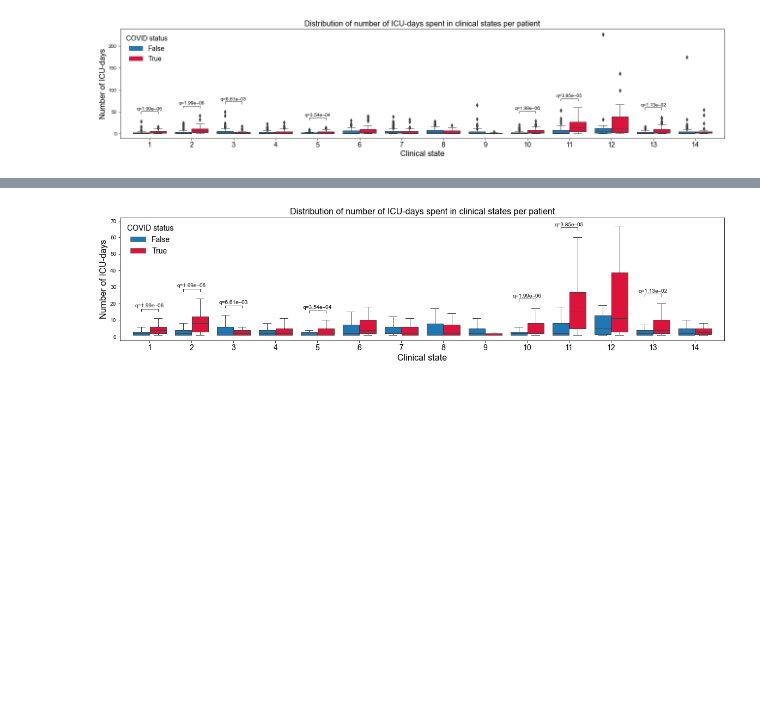
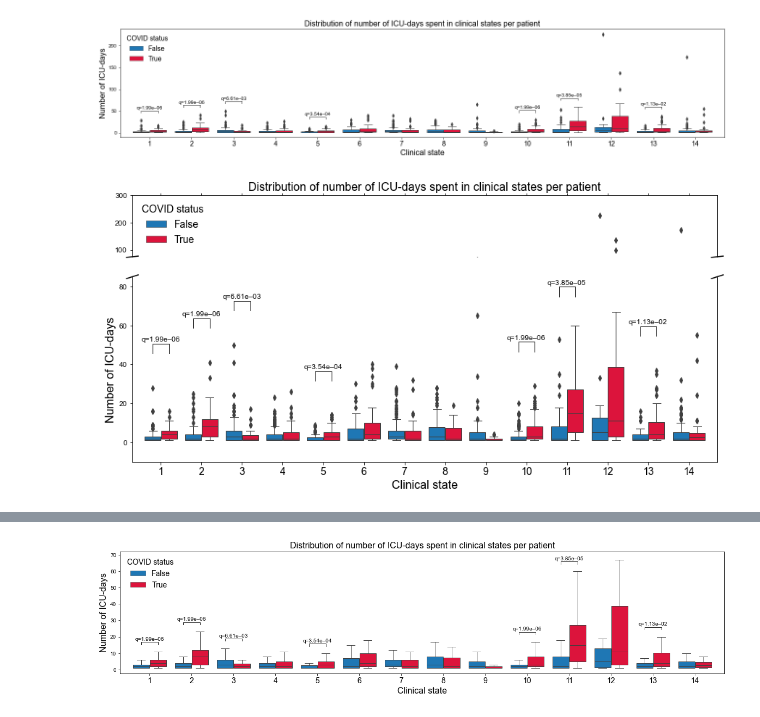
Before and after one commit to NUSCRIPT/CarpeDiem, a Jupyter notebook: narrative/06_covid-analysis.ipynb, the cells around one changed output, grey strips where cells are left out. Drawn from its saved outputs; the diff is of its cells as text; code cells hidden in the pictures; blank space fills up the shorter version.

Commit message:
redo smushed outlier plot

```diff
--- a/narrative/06_covid-analysis.ipynb
+++ b/narrative/06_covid-analysis.ipynb
@@ -1318,3 +1318,89 @@ dump_figure('n-days-per-cluster')
 # fig.savefig("13plots/13-05n-days-per-cluster.pdf")
 # %% [output]
 [figure]
+# %%
+# tutorial https://matplotlib.org/3.1.0/gallery/subplots_axes_and_figures/broken_axis.html
+
+fig, (ax, ax2) = plt.subplots(2, 1, sharex=True,figsize=(12, 6),  gridspec_kw={'height_ratios': [1, 3]}, constrained_layout=True)
+
+ax=sns.boxplot(
+    data=df,
+    x="cluster",
+    y="n_days",
+    hue="COVID_status",
+    ax=ax,
+    palette=[DISCH_PALETTE[0], DISCH_PALETTE[-1]],
+    saturation=1,
+    linewidth=1
+)
+
+ax2=sns.boxplot(
+    data=df,
+    x="cluster",
+    y="n_days",
+    hue="COVID_status",
+    ax=ax2,
+    palette=[DISCH_PALETTE[0], DISCH_PALETTE[-1]],
+    saturation=1,
+    linewidth=1
+)
+
+# hide the spines between ax and ax2
+ax.spines['bottom'].set_visible(False)
+ax2.spines['top'].set_visible(False)
+ax.xaxis.tick_top()
+ax.tick_params(labeltop=False)  # don't put tick labels at the top
+ax2.xaxis.tick_bottom()
+
+d = .01  # how big to make the diagonal lines in axes coordinates
+# arguments to pass to plot, just so we don't keep repeating them
+kwargs = dict(transform=ax.transAxes, color='k', clip_on=False)
+ax.plot((-d, +d), (-d, +d), **kwargs)        # top-left diagonal
+ax.plot((1 - d, 1 + d), (-d, +d), **kwargs)  # top-right diagonal
+kwargs.update(transform=ax2.transAxes)  # switch to the bottom axes
+ax2.plot((-d, +d), (1 - d, 1 + d), **kwargs)  # bottom-left diagonal
+ax2.plot((1 - d, 1 + d), (1 - d, 1 + d), **kwargs)  # bottom-right diagonal
+
+handles, labels = ax.get_legend_handles_labels()
+ax.legend(
+    handles,
+    labels,
+    title="COVID status",
+    fontsize=14,
+    title_fontsize=14,
+    frameon=False,
+    loc="upper left"
+)
+ax2.get_legend().remove()
+
+ax.set_xlabel(" ", size=16)
+ax.set_ylabel(" ", size=16)
+ax2.tick_params(axis="x", labelsize=14)
+ax2.set_xlabel("Clinical state", size=16)
+ax2.set_ylabel("Number of ICU-days", size=16)
+ax.set_title("Distribution of number of ICU-days spent in clinical states per patient", size=16);
+annotator = statannotations.Annotator.Annotator(
+    ax2,
+    pairs,
+    data=df,
+    x="cluster",
+    y="n_days",
+    hue="COVID_status",
+    verbose=False
+)
+annotator._verbose = False
+annotator.configure(line_width=1)
+annotator.set_custom_annotations([f"q={x:.2e}".replace("-", "–") for x in stat_results_sign.pval_adj])
+annotator.annotate()
+
+
+ax.set_ylim(75, 300)  # outliers only
+ax2.set_ylim(-10, 85)  # most of the data
+
+dump_figure('n-days-per-cluster_split')
+
+
+
+# fig.savefig("13plots/13-05n-days-per-cluster.pdf")
+# %% [output]
+[figure, added]
```
Also changed, not shown: parts of 1 cell of this notebook.
